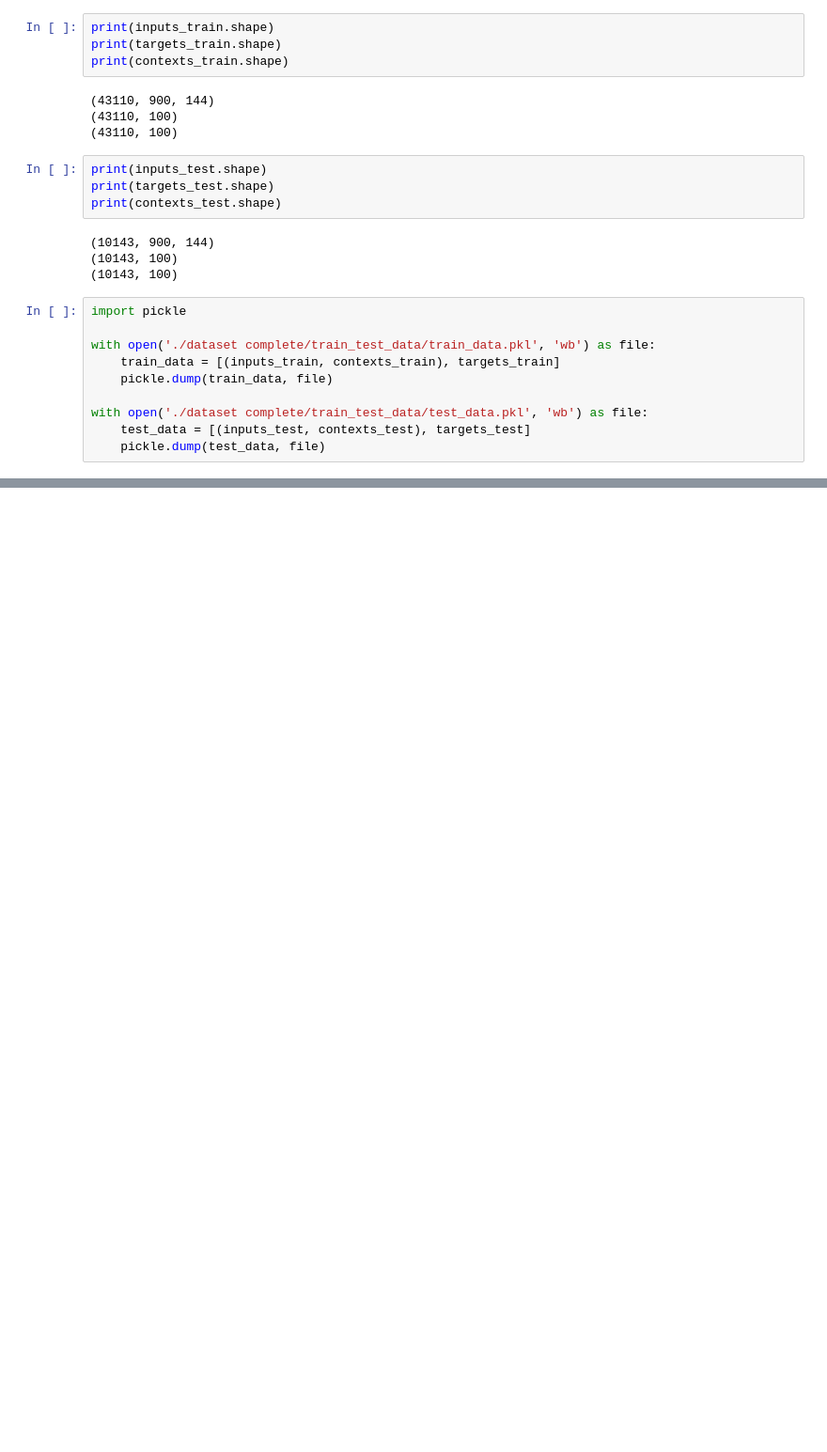
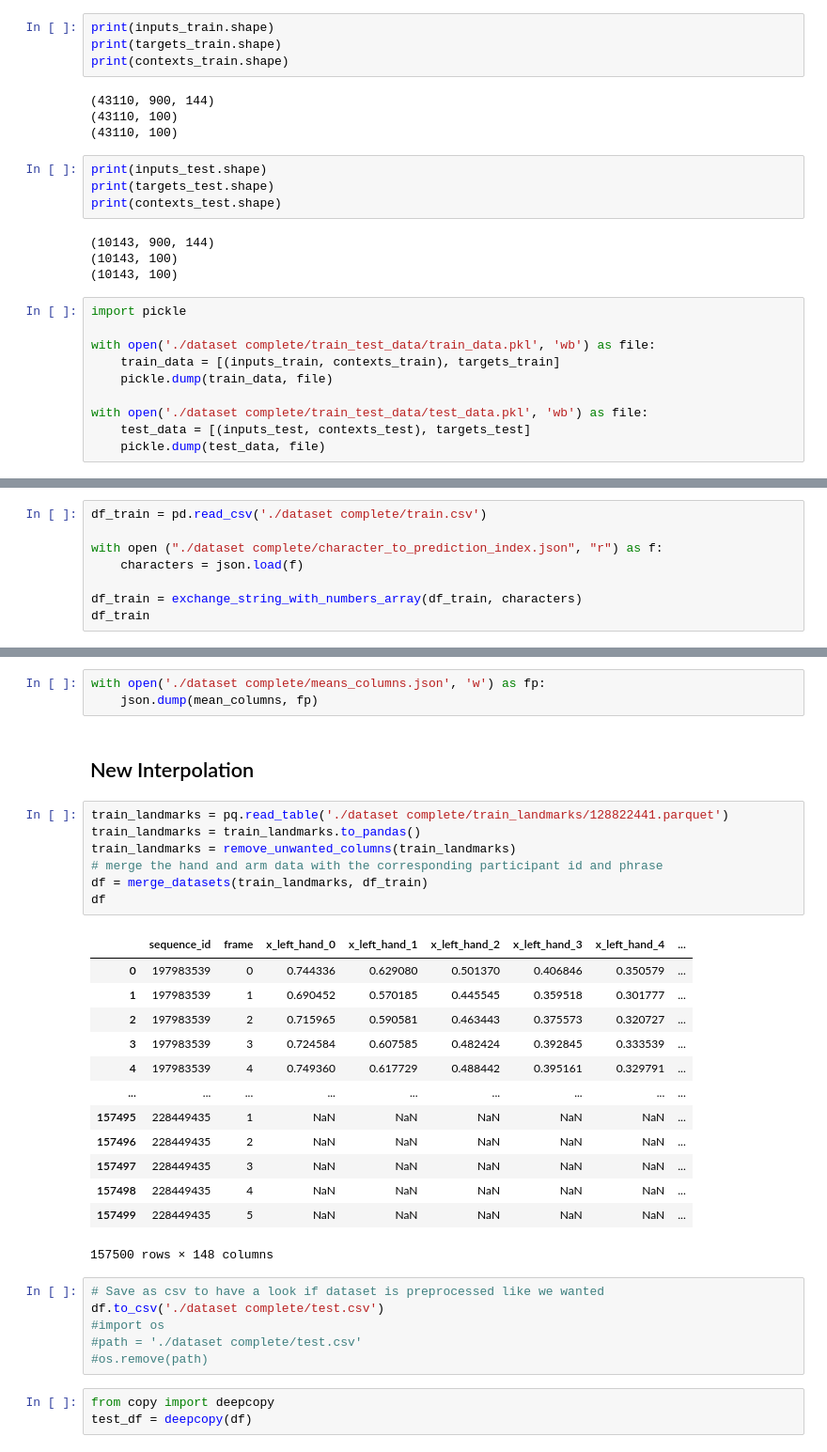
Before and after one commit to 4nn1k4/ASL-Fingerspelling-Translation, a Jupyter notebook: Data Inspection.ipynb, the cells around one changed output, grey strips where cells are left out. Shown: that part at 94% size. Saved outputs shown, nothing was run; the diff lists cells and outputs as text; blank space fills up the shorter version.

```diff
--- a/Data Inspection.ipynb
+++ b/Data Inspection.ipynb
@@ -627,0 +664,8 @@ with open('./dataset complete/train_test_data/test_data.pkl', 'wb') as file:
+# %%
+df_train = pd.read_csv('./dataset complete/train.csv')
+
+with open ("./dataset complete/character_to_prediction_index.json", "r") as f:
+    characters = json.load(f)
+
+df_train = exchange_string_with_numbers_array(df_train, characters)
+df_train
@@ -627,0 +752,35 @@ with open('./dataset complete/train_test_data/test_data.pkl', 'wb') as file:
+# %%
+with open('./dataset complete/means_columns.json', 'w') as fp:
+    json.dump(mean_columns, fp)
+# %% [markdown]
+## New Interpolation
+# %%
+train_landmarks = pq.read_table('./dataset complete/train_landmarks/128822441.parquet')
+train_landmarks = train_landmarks.to_pandas()
+train_landmarks = remove_unwanted_columns(train_landmarks)
+# merge the hand and arm data with the corresponding participant id and phrase
+df = merge_datasets(train_landmarks, df_train)
+df
+# %% [output]
+|  | sequence_id | frame | x_left_hand_0 | x_left_hand_1 | x_left_hand_2 | x_left_hand_3 | x_left_hand_4 | ... |
+| 0 | 197983539 | 0 | 0.744336 | 0.629080 | 0.501370 | 0.406846 | 0.350579 | ... |
+| 1 | 197983539 | 1 | 0.690452 | 0.570185 | 0.445545 | 0.359518 | 0.301777 | ... |
+| 2 | 197983539 | 2 | 0.715965 | 0.590581 | 0.463443 | 0.375573 | 0.320727 | ... |
+| 3 | 197983539 | 3 | 0.724584 | 0.607585 | 0.482424 | 0.392845 | 0.333539 | ... |
+| 4 | 197983539 | 4 | 0.749360 | 0.617729 | 0.488442 | 0.395161 | 0.329791 | ... |
+| ... | ... | ... | ... | ... | ... | ... | ... | ... |
+| 157495 | 228449435 | 1 | NaN | NaN | NaN | NaN | NaN | ... |
+| 157496 | 228449435 | 2 | NaN | NaN | NaN | NaN | NaN | ... |
+| 157497 | 228449435 | 3 | NaN | NaN | NaN | NaN | NaN | ... |
+| 157498 | 228449435 | 4 | NaN | NaN | NaN | NaN | NaN | ... |
+| 157499 | 228449435 | 5 | NaN | NaN | NaN | NaN | NaN | ... |
+157500 rows × 148 columns
+# %%
+# Save as csv to have a look if dataset is preprocessed like we wanted
+df.to_csv('./dataset complete/test.csv')
+#import os
+#path = './dataset complete/test.csv'
+#os.remove(path)
+# %%
+from copy import deepcopy
+test_df = deepcopy(df)
```
Also changed, not shown: parts of 19 cells of this notebook, 2 other files.
